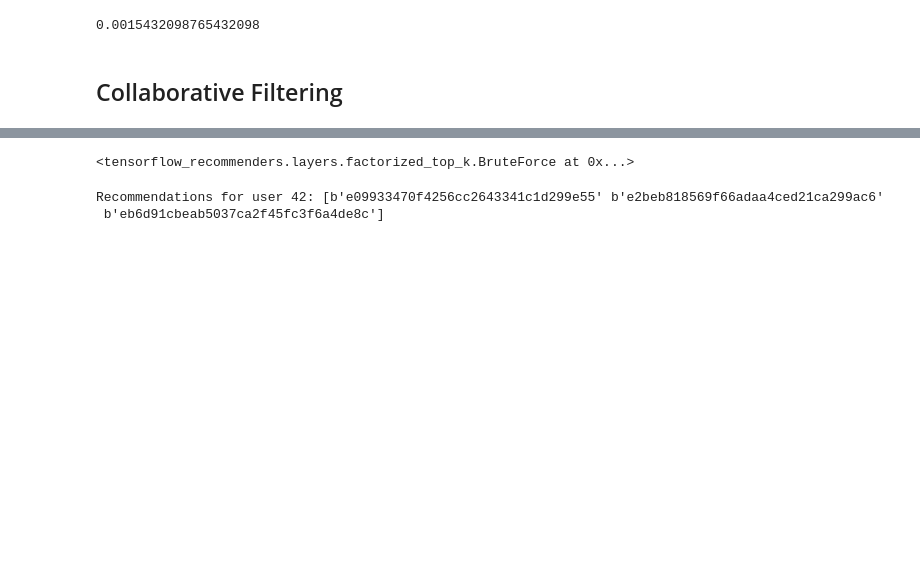
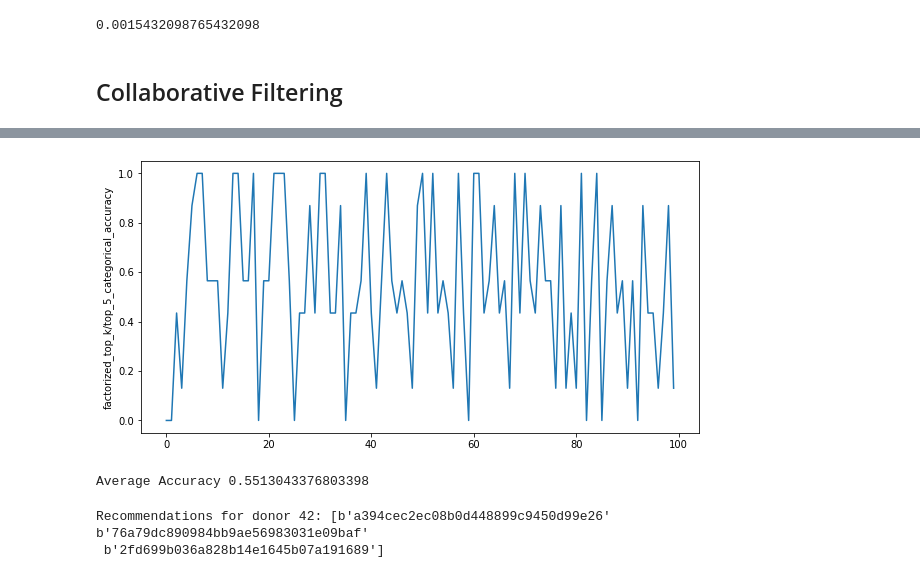
Before and after one commit to CarlaLeal/Charity-Donation-Recommendation-System, a Jupyter notebook: Recommender System.ipynb, the cells around one changed output, grey strips where cells are left out. Cells and saved outputs as stored; diff of their text form; code cells hidden in the pictures; blank space fills up the shorter version.

Commit message:
added evaluation for tf recommender;

```diff
--- a/Recommender System.ipynb
+++ b/Recommender System.ipynb
@@ -212,7 +214,8 @@ class ProjectRecommendationModel(tfrs.Model):
         project_embeddings = self.project_model(features["Project ID"])
         return self.task(user_embeddings, project_embeddings)
 # %%
+history = History()
 model = ProjectRecommendationModel()
 model.compile(optimizer=tf.keras.optimizers.Adagrad(0.1))
-model.fit(donations_ds.batch(4096), verbose=False)
+model.fit(donations_ds.batch(1000), verbose=True, epochs=100, callbacks=[history])
 # %% [output]
@@ -229,0 +240,3 @@ WARNING:tensorflow:6 out of the last 30 calls to <function Model.make_train_func
+# %%
+history_df = pd.DataFrame(history.history)
+history_df.head()
@@ -230,11 +250,16 @@ WARNING:tensorflow:6 out of the last 30 calls to <function Model.make_train_func
+# %%
+fig = plt.figure(figsize=(10,5))
+learning_plot = sns.lineplot(x=history_df.index,y=history_df['factorized_top_k/top_5_categorical_accuracy'])
+plt.show()
+print('Average Accuracy', np.mean(history_df['factorized_top_k/top_5_categorical_accuracy']))
+# %% [output]
+[figure, added]
+Average Accuracy 0.5513043376803398
 # %%
 index = tfrs.layers.factorized_top_k.BruteForce(model.donor_model)
 index.index(projects_ds.batch(100).map(model.project_model), projects_ds)
+_, projects = index(tf.constant(["42"]))
+print(f"Recommendations for donor 42: {projects[0, :3]}")
 # %% [output]
-<tensorflow_recommenders.layers.factorized_top_k.BruteForce at 0x...>
+Recommendations for donor 42: [b'a394cec2ec08b0d448899c9450d99e26' b'76a79dc890984bb9ae56983031e09baf'
+ b'2fd699b036a828b14e1645b07a191689']
-# %%
-_, projects = index(tf.constant(["42"]))
-print(f"Recommendations for user 42: {projects[0, :3]}")
-# %% [output]
-Recommendations for user 42: [b'e09933470f4256cc2643341c1d299e55' b'e2beb818569f66adaa4ced21ca299ac6'
- b'eb6d91cbeab5037ca2f45fc3f6a4de8c']
```
Also changed, not shown: parts of 4 cells of this notebook.
